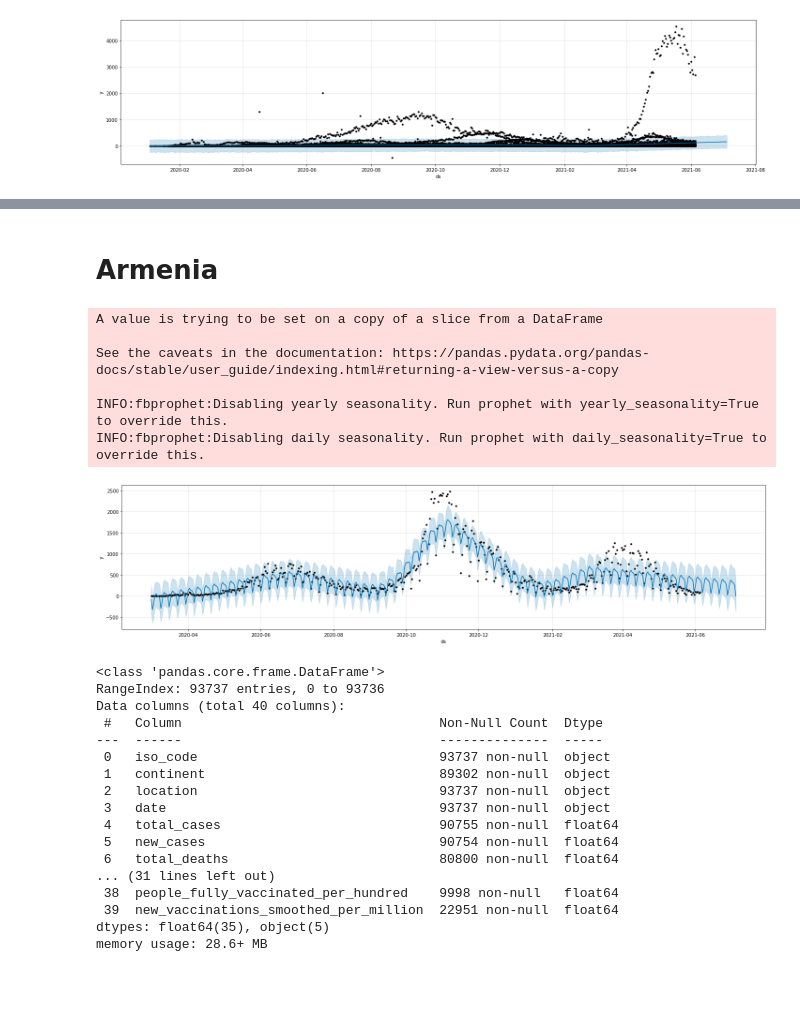
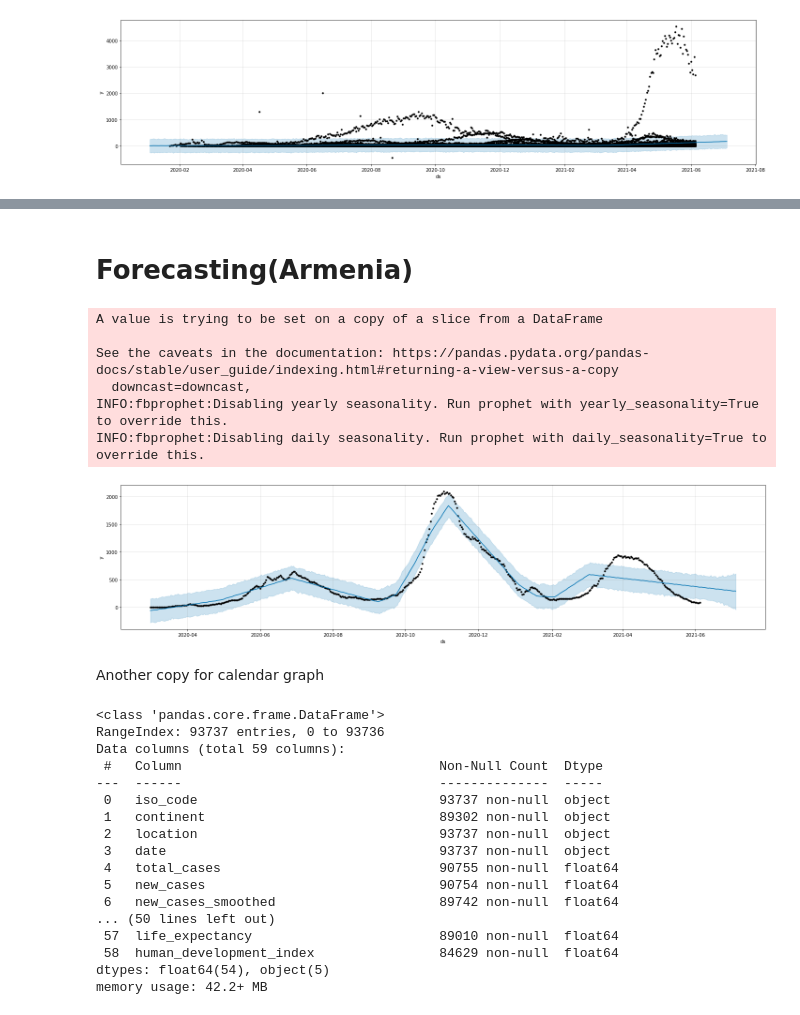
Before and after one commit to prithvi181998/Covid-19-Analysis, a Jupyter notebook: Covid_19_Analysis.ipynb, the cells around one changed output, grey strips where cells are left out. Cells and saved outputs as stored; diff of their text form; code cells hidden in the pictures; blank space fills up the shorter version.

```diff
--- a/Covid_19_Analysis.ipynb
+++ b/Covid_19_Analysis.ipynb
@@ -3,7 +10,6 @@
 # %%
-import numpy as np
-import pandas as pd
-df = pd.read_excel("/content/drive/MyDrive/Python-April/Data Science/Major Project/owid-covid-data.xlsx")
+path = '/content/drive/MyDrive/Python-April/Data Science/Major Project/owid-covid-data.xlsx'
+df = pd.read_excel(path)
 df.head()
 # %% [output]
 |  | iso_code | continent | location | date | total_cases | new_cases | new_cases_smoothed | total_deaths | ... |
@@ -72,5 +63,3 @@ Data columns (total 59 columns):
  58  human_development_index                84629 non-null  float64
 dtypes: float64(54), object(5)
 memory usage: 42.2+ MB
-# %%
-df.drop(df.columns[[6, 9, 10]], axis = 1, inplace = True)
@@ -97,3 +65,0 @@ memory usage: 40.0+ MB
-# %%
-df.drop(df.iloc[:, 40:56], inplace = True, axis = 1)
-df.info()
@@ -544,23 +478,25 @@ INFO:fbprophet:Disabling daily seasonality. Run prophet with daily_seasonality=T
 # %% [markdown]
-# **Armenia**
+# Forecasting(Armenia)
 # %%
 df_Armenia = df[df['location'] == 'Armenia']
 df_Armenia.fillna(0,inplace=True)
-df_Armenia = df_Armenia.rename(columns={'date':'ds','new_cases':'y'})
+df_Armenia = df_Armenia.rename(columns={'date':'ds','new_cases_smoothed':'y'})
 model2 = Prophet(changepoint_prior_scale=0.2)
 model2.fit(df_Armenia)
 x2 = model2.make_future_dataframe(periods= 30, freq='D')
 forecast2 = model2.predict(x2)
 df4 = forecast2[['ds','trend','yhat_lower','yhat_upper','yhat']]
 model2.plot(df4,figsize=(20,5));
 # %% [output]
 A value is trying to be set on a copy of a slice from a DataFrame
 
 See the caveats in the documentation: https://pandas.pydata.org/pandas-docs/stable/user_guide/indexing.html#returning-a-view-versus-a-copy
-
+  downcast=downcast,
 INFO:fbprophet:Disabling yearly seasonality. Run prophet with yearly_seasonality=True to override this.
 INFO:fbprophet:Disabling daily seasonality. Run prophet with daily_seasonality=True to override this.
-[figure, old version]
+[figure, new version]
+# %% [markdown]
+Another copy for calendar graph
 # %%
 df_copy = df.copy()
 # %%
@@ -568,7 +504,7 @@ df_copy.info()
 # %% [output]
 <class 'pandas.core.frame.DataFrame'>
 RangeIndex: 93737 entries, 0 to 93736
-Data columns (total 40 columns):
+Data columns (total 59 columns):
  #   Column                                 Non-Null Count  Dtype
 ---  ------                                 --------------  -----
  0   iso_code                               93737 non-null  object
@@ -577,12 +513,12 @@ Data columns (total 40 columns):
  3   date                                   93737 non-null  object
  4   total_cases                            90755 non-null  float64
  5   new_cases                              90754 non-null  float64
- 6   total_deaths                           80800 non-null  float64
-... (31 lines left out)
- 38  people_fully_vaccinated_per_hundred    9998 non-null   float64
- 39  new_vaccinations_smoothed_per_million  22951 non-null  float64
-dtypes: float64(35), object(5)
-memory usage: 28.6+ MB
+ 6   new_cases_smoothed                     89742 non-null  float64
+... (50 lines left out)
+ 57  life_expectancy                        89010 non-null  float64
+ 58  human_development_index                84629 non-null  float64
+dtypes: float64(54), object(5)
+memory usage: 42.2+ MB
 # %%
 df_copy['date'] = pd.to_datetime(df_copy['date'])
 # %%
```
Also changed, not shown: parts of 54 cells of this notebook.
